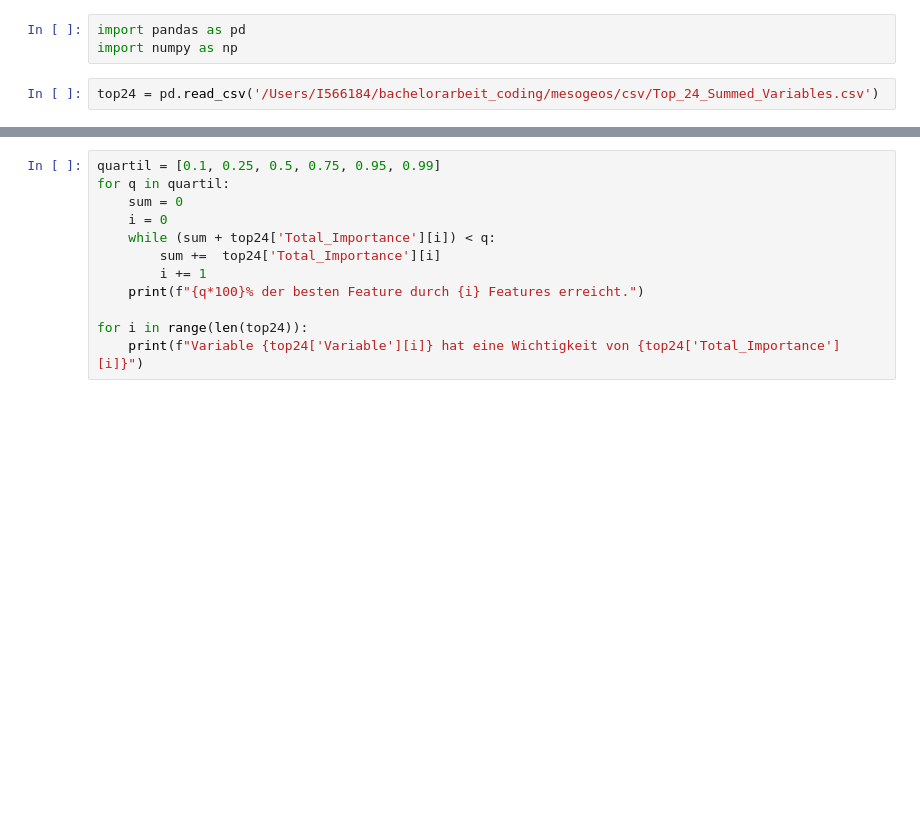
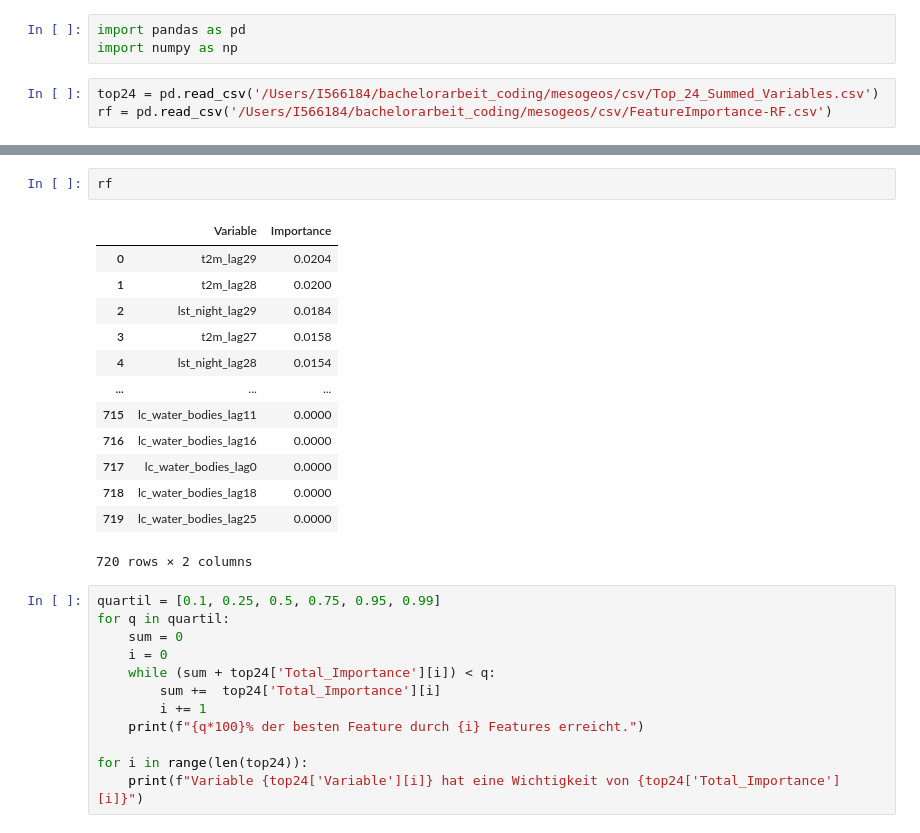
Before and after one commit to paulinebecker2002/mesogeos, a Jupyter notebook: outputs/RF_FeatureImportance_Top24.ipynb, the cells around one changed output, grey strips where cells are left out. Drawn from its saved outputs; the diff is of its cells as text; blank space fills up the shorter version.

```diff
--- a/outputs/RF_FeatureImportance_Top24.ipynb
+++ b/outputs/RF_FeatureImportance_Top24.ipynb
@@ -3,4 +3,5 @@ import pandas as pd
 import numpy as np
 # %%
 top24 = pd.read_csv('/Users/I566184/bachelorarbeit_coding/mesogeos/csv/Top_24_Summed_Variables.csv')
+rf = pd.read_csv('/Users/I566184/bachelorarbeit_coding/mesogeos/csv/FeatureImportance-RF.csv')
 # %%
@@ -15,3 +27,19 @@ top24.head()
+# %%
+rf
+# %% [output]
+|  | Variable | Importance |
+| 0 | t2m_lag29 | 0.0204 |
+| 1 | t2m_lag28 | 0.0200 |
+| 2 | lst_night_lag29 | 0.0184 |
+| 3 | t2m_lag27 | 0.0158 |
+| 4 | lst_night_lag28 | 0.0154 |
+| ... | ... | ... |
+| 715 | lc_water_bodies_lag11 | 0.0000 |
+| 716 | lc_water_bodies_lag16 | 0.0000 |
+| 717 | lc_water_bodies_lag0 | 0.0000 |
+| 718 | lc_water_bodies_lag18 | 0.0000 |
+| 719 | lc_water_bodies_lag25 | 0.0000 |
+720 rows × 2 columns
 # %%
 quartil = [0.1, 0.25, 0.5, 0.75, 0.95, 0.99]
 for q in quartil:
```
Also changed, not shown: parts of 1 cell of this notebook, 34 other files.
